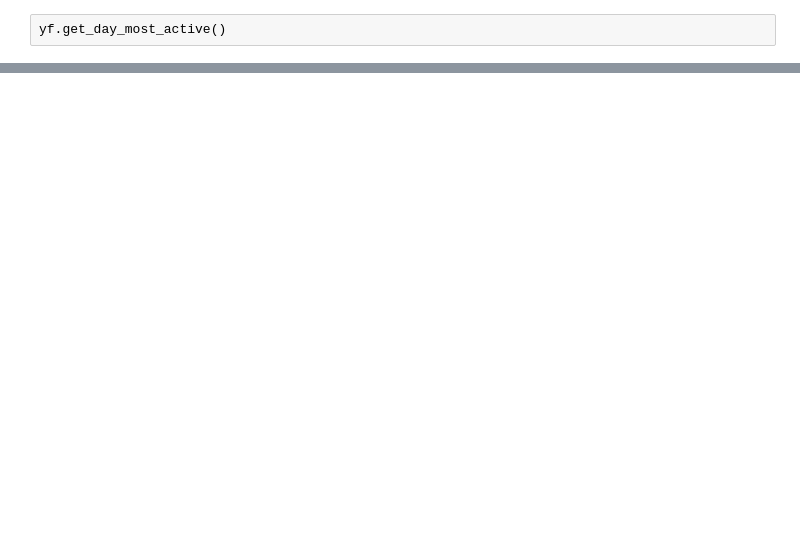
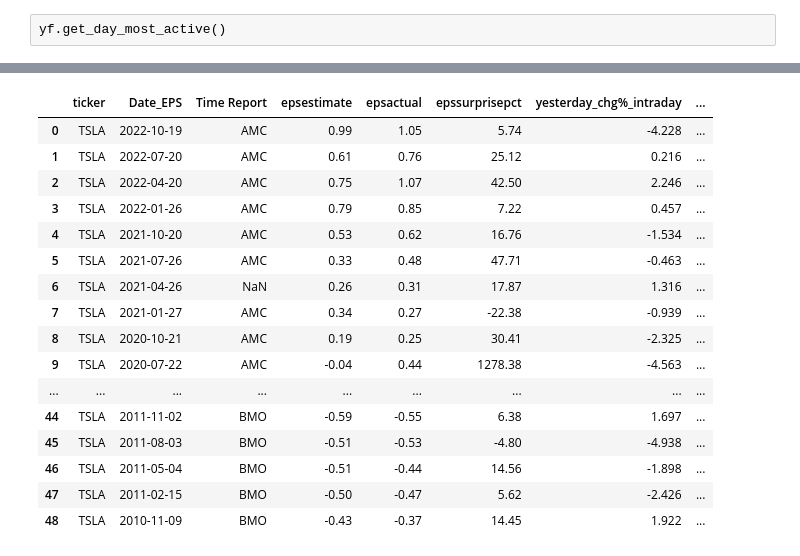
Before and after one commit to AdrianaCJB/stock_market_analysis, a Jupyter notebook: Markets Exploratory - python.ipynb, the cells around one changed output, grey strips where cells are left out. Cells and saved outputs as stored; diff of their text form; code cells hidden in the pictures; blank space fills up the shorter version.

```diff
--- a/Markets Exploratory - python.ipynb
+++ b/Markets Exploratory - python.ipynb
@@ -158,0 +205,7 @@ yf.get_day_most_active()
+# %%
+ticker = "TSLA"
+start = dt.datetime(2010, 1, 1)
+# %%
+df_ticker = yf.prepare_data_for_earnings(ticker, start)
+
+df_ticker
@@ -158,0 +226,6 @@ yf.get_day_most_active()
+# %%
+cols = ["ticker","Date_EPS","Time Report", "epsestimate","epsactual","epssurprisepct"]
+
+df_EPS = yf.get_processed_earnings_history(ticker)[cols]
+
+#df_EPS = df_EPS[cols]
@@ -158,0 +242,29 @@ yf.get_day_most_active()
+# %%
+df_join_ticker_eps = pd.merge(
+    df_EPS, df_ticker,
+    how="inner",
+    left_on="Date_EPS",
+    right_on="Date"
+)
+
+df_join_ticker_eps.drop(columns=["Date"],inplace=True)
+# %%
+df_join_ticker_eps
+# %% [output]
+|  | ticker | Date_EPS | Time Report | epsestimate | epsactual | epssurprisepct | yesterday_chg%_intraday | ... |
+| 0 | TSLA | 2022-10-19 | AMC | 0.99 | 1.05 | 5.74 | -4.228 | ... |
+| 1 | TSLA | 2022-07-20 | AMC | 0.61 | 0.76 | 25.12 | 0.216 | ... |
+| 2 | TSLA | 2022-04-20 | AMC | 0.75 | 1.07 | 42.50 | 2.246 | ... |
+| 3 | TSLA | 2022-01-26 | AMC | 0.79 | 0.85 | 7.22 | 0.457 | ... |
+| 4 | TSLA | 2021-10-20 | AMC | 0.53 | 0.62 | 16.76 | -1.534 | ... |
+| 5 | TSLA | 2021-07-26 | AMC | 0.33 | 0.48 | 47.71 | -0.463 | ... |
+| 6 | TSLA | 2021-04-26 | NaN | 0.26 | 0.31 | 17.87 | 1.316 | ... |
+| 7 | TSLA | 2021-01-27 | AMC | 0.34 | 0.27 | -22.38 | -0.939 | ... |
+| 8 | TSLA | 2020-10-21 | AMC | 0.19 | 0.25 | 30.41 | -2.325 | ... |
+| 9 | TSLA | 2020-07-22 | AMC | -0.04 | 0.44 | 1278.38 | -4.563 | ... |
+| ... | ... | ... | ... | ... | ... | ... | ... | ... |
+| 44 | TSLA | 2011-11-02 | BMO | -0.59 | -0.55 | 6.38 | 1.697 | ... |
+| 45 | TSLA | 2011-08-03 | BMO | -0.51 | -0.53 | -4.80 | -4.938 | ... |
+| 46 | TSLA | 2011-05-04 | BMO | -0.51 | -0.44 | 14.56 | -1.898 | ... |
+| 47 | TSLA | 2011-02-15 | BMO | -0.50 | -0.47 | 5.62 | -2.426 | ... |
+| 48 | TSLA | 2010-11-09 | BMO | -0.43 | -0.37 | 14.45 | 1.922 | ... |
```
Also changed, not shown: parts of 23 cells of this notebook, 2 other files.
